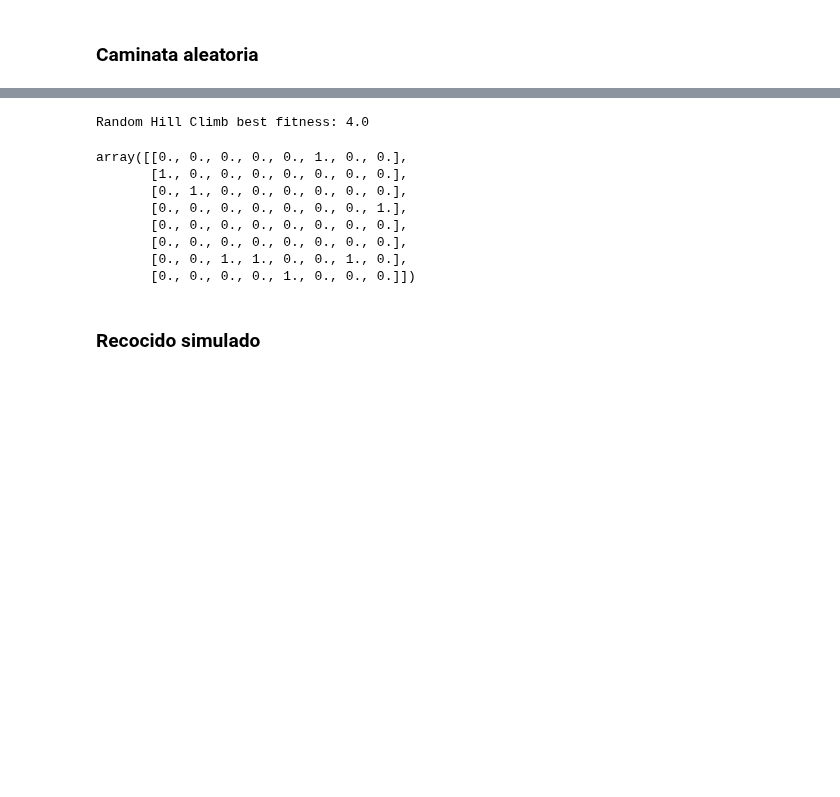
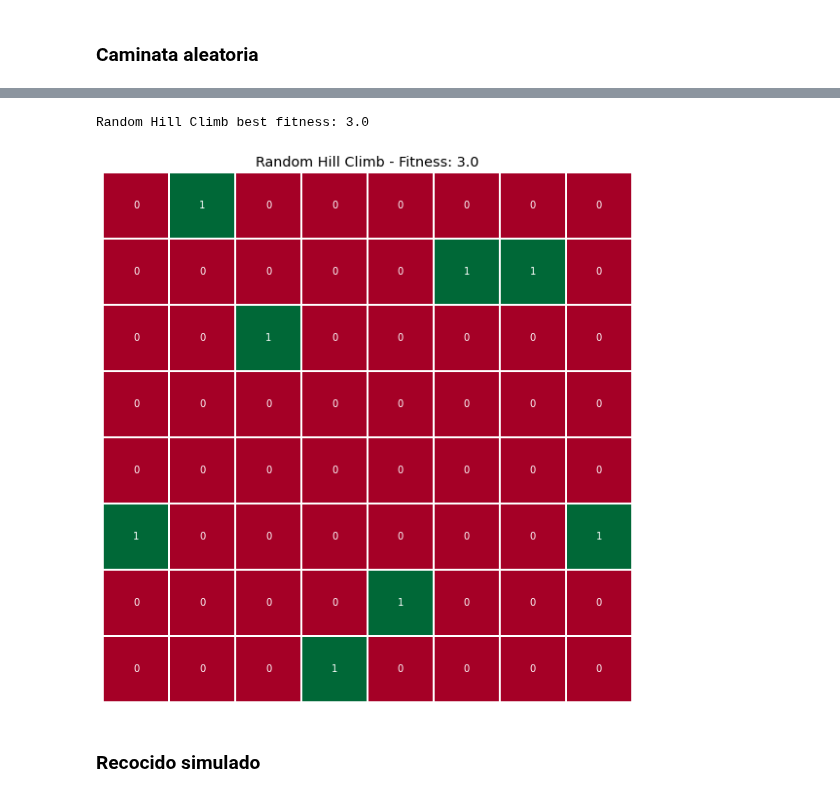
Before and after one commit to JuanEcheagaray75/Eq7-Agentes-inteligentes, a Jupyter notebook: tarea3/local-optimization.ipynb, the cells around one changed output, grey strips where cells are left out. Saved outputs shown, nothing was run; the diff lists cells and outputs as text; code cells hidden in the pictures; blank space fills up the shorter version.

```diff
--- a/tarea3/local-optimization.ipynb
+++ b/tarea3/local-optimization.ipynb
@@ -78,17 +82,13 @@ rand_hill_best_state, rand_hill_best_fitness, _ = mlr.random_hill_climb(problem,
 rand_hill_positions = position_creator(rand_hill_best_state)
 # %%
 print(f'Random Hill Climb best fitness: {rand_hill_best_fitness}')
-board_printer(rand_hill_positions)
+rand_hill_board = board_printer(rand_hill_positions)
 # %% [output]
-Random Hill Climb best fitness: 4.0
+Random Hill Climb best fitness: 3.0
-array([[0., 0., 0., 0., 0., 1., 0., 0.],
-       [1., 0., 0., 0., 0., 0., 0., 0.],
-       [0., 1., 0., 0., 0., 0., 0., 0.],
-       [0., 0., 0., 0., 0., 0., 0., 1.],
-       [0., 0., 0., 0., 0., 0., 0., 0.],
-       [0., 0., 0., 0., 0., 0., 0., 0.],
-       [0., 0., 1., 1., 0., 0., 1., 0.],
-       [0., 0., 0., 0., 1., 0., 0., 0.]])
+# %%
+visualize(rand_hill_board, 'Random Hill Climb', rand_hill_best_fitness)
+# %% [output]
+[figure, added]
 # %% [markdown]
 ### Recocido simulado
 # %%
```
Also changed, not shown: parts of 15 cells of this notebook.
